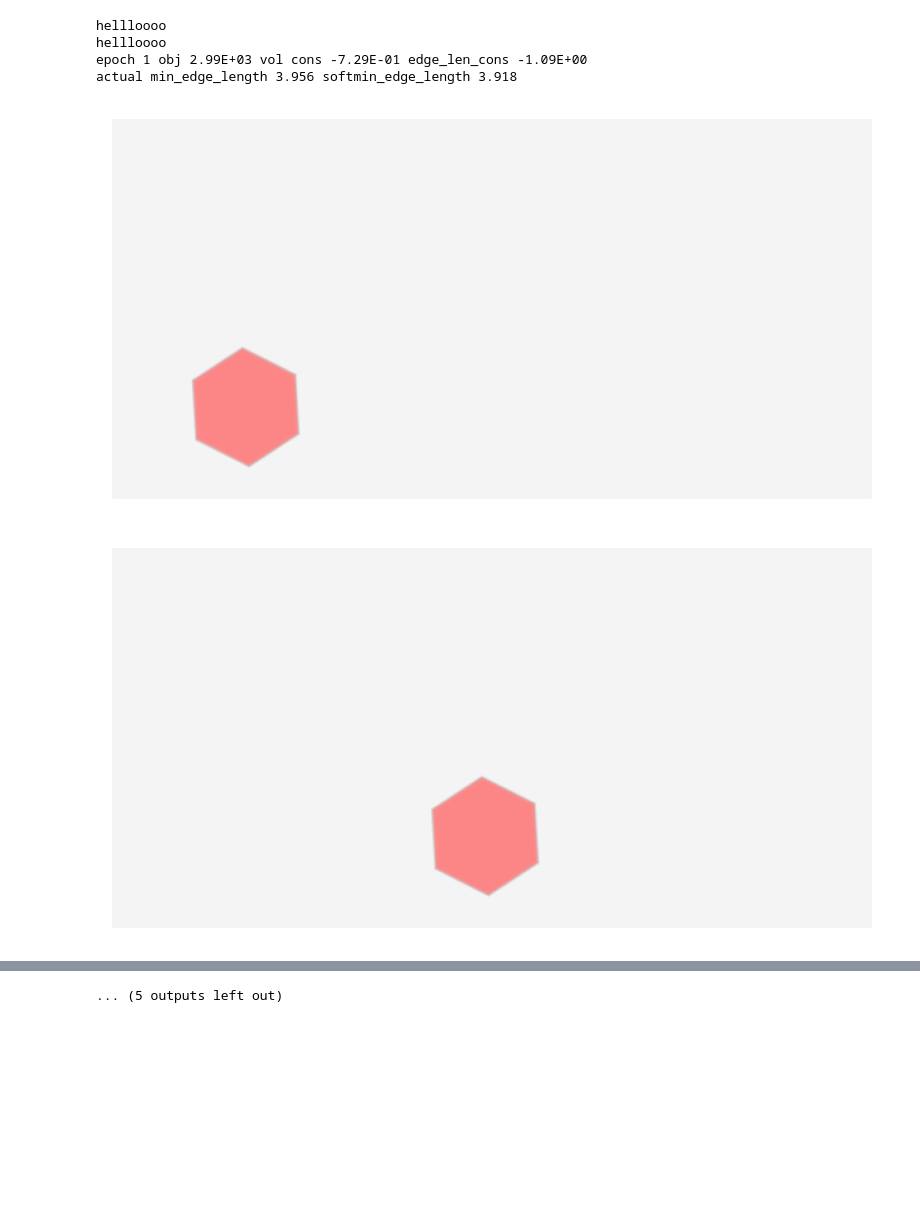
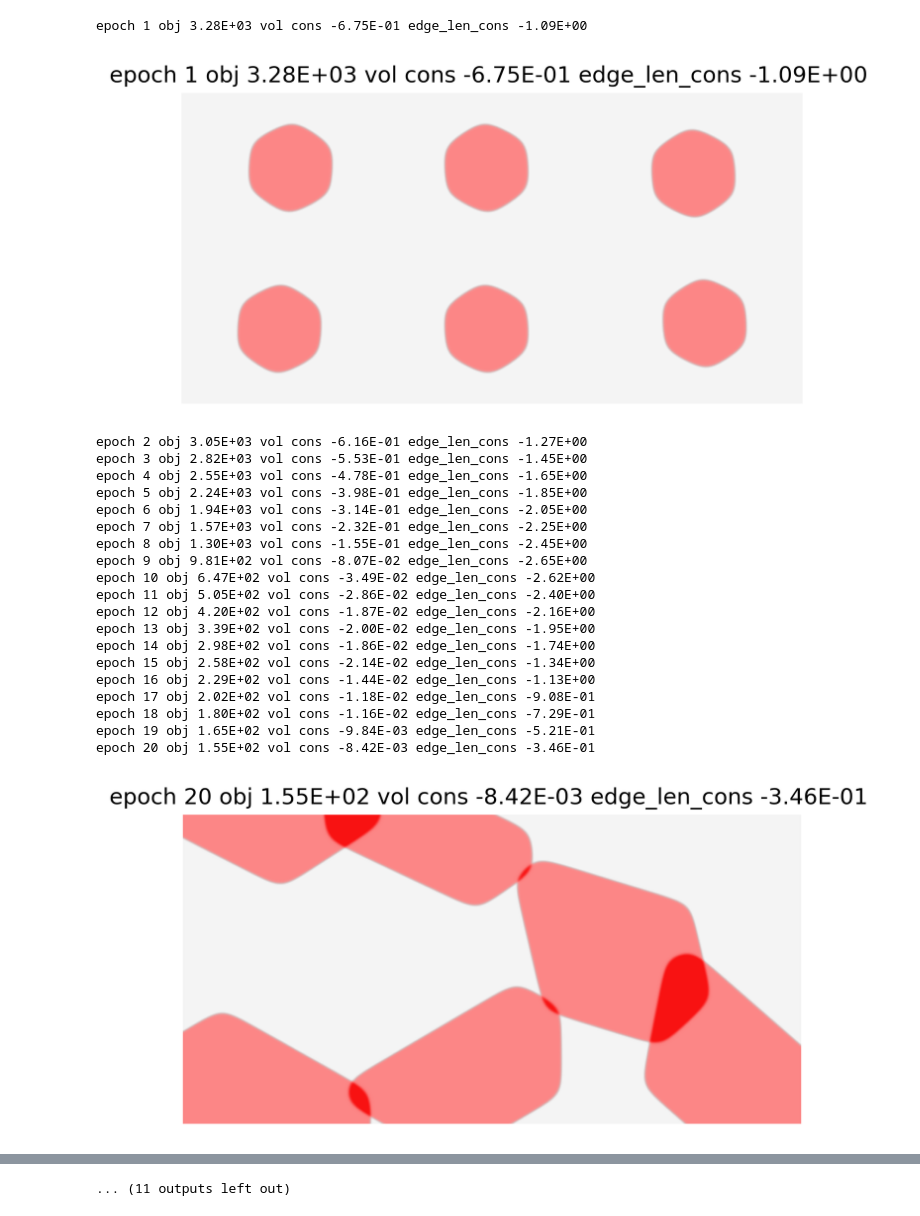
Before and after one commit to aadityacs/PolyTO, a Jupyter notebook: blob_optimization.ipynb, the cells around one changed output, grey strips where cells are left out. Saved outputs shown, nothing was run; the diff lists cells and outputs as text; code cells hidden in the pictures; blank space fills up the shorter version.

```diff
--- a/blob_optimization.ipynb
+++ b/blob_optimization.ipynb
@@ -27,4 +23,6 @@ plot_bounding_box = mesher.BoundingBox(x_min=-30., x_max=100.000,
 plot_mesh = mesher.Mesher(nelx = 600, nely = 300, bounding_box=bounding_box)
 # %%
-material = fe.Material(E = 1., nu = 0.3, rho_min = 1e-3)
+material = fe.Material(youngs_modulus=1.,
+                       poissons_ratio=0.3,
+                       delta_youngs_modulus=1e-3)
 # %%
@@ -50,18 +30,21 @@ WARNING:absl:No GPU/TPU found, falling back to CPU. (Set TF_CPP_MIN_LOG_LEVEL=0
 # %%
 nxb, nyb = 3, 2
-num_blobs = nxb*nyb
-num_planes_in_a_blob = 6
-max_angle_offset = 2*np.pi#/num_planes_in_a_blob
-blob_extents = blob.BlobExtents(num_blobs= num_blobs,
-                          num_planes_in_a_blob = num_planes_in_a_blob,
-                          min_center_x=-0.*mesh.lx, min_center_y=-0.*mesh.ly,
-                          max_center_x=mesh.lx, max_center_y=mesh.ly,
-                          min_face_offset=-0.1*mesh.lx, max_face_offset=0.5*mesh.lx,
-                          min_angle_offset=0., max_angle_offset= max_angle_offset)
+num_polys = nxb*nyb
+num_planes_in_a_poly = 6
+max_angle_offset = 2*np.pi
+poly_extents = poly.PolygonExtents(num_polys=num_polys,
+                          num_planes_in_a_poly=num_planes_in_a_poly,
+                          min_center_x=-0.,
+                          min_center_y=-0.,
+                          max_center_x=mesh.lx,
+                          max_center_y=mesh.ly,
+                          min_face_offset=-0.1*mesh.lx,
+                          max_face_offset=0.5*mesh.lx,
+                          min_angle_offset=0.,
+                          max_angle_offset= max_angle_offset)
 # %%
-# init_geom = blob.init_random_blobs(blob_extents)
-
-init_geom = blob.init_blob_grid(nxb, nyb, blob_extents)
+# init_geom = poly.init_random_polys(poly_extents)
+init_geom = poly.init_poly_grid(nxb, nyb, poly_extents)
 # %%
 fe_solver = fe.FEA(mesh, material, bc)
 lossfn = fe_solver.loss_function
@@ -278,23 +182,33 @@ class Optimizer:
 
     return mma_state, history
 # %%
-optim = Optimizer(lossfn, mesh, blob_extents)
-impose_blob_symm = False
+optim = Optimizer(lossfn, mesh, poly_extents)
 
-## Optimization
-start = time.perf_counter()
 mma_state, history = optim.optimize(init_geom, max_vol_frac=0.5,
                                     allowed_min_edge_length = 2.,
                                     max_iter=201,
-                                    impose_blob_symm=impose_blob_symm,
                                     plot_interval=20)
-
-print('time taken ', time.perf_counter() - start)
 plt.show(block=True)
 # %% [output]
-hellloooo
-hellloooo
-epoch 1 obj 2.99E+03 vol cons -7.29E-01 edge_len_cons -1.09E+00
-actual min_edge_length 3.956 softmin_edge_length 3.918
+epoch 1 obj 3.28E+03 vol cons -6.75E-01 edge_len_cons -1.09E+00
-[figure, old version]
+[figure, new version]
+epoch 2 obj 3.05E+03 vol cons -6.16E-01 edge_len_cons -1.27E+00
+epoch 3 obj 2.82E+03 vol cons -5.53E-01 edge_len_cons -1.45E+00
+epoch 4 obj 2.55E+03 vol cons -4.78E-01 edge_len_cons -1.65E+00
+epoch 5 obj 2.24E+03 vol cons -3.98E-01 edge_len_cons -1.85E+00
+epoch 6 obj 1.94E+03 vol cons -3.14E-01 edge_len_cons -2.05E+00
+epoch 7 obj 1.57E+03 vol cons -2.32E-01 edge_len_cons -2.25E+00
+epoch 8 obj 1.30E+03 vol cons -1.55E-01 edge_len_cons -2.45E+00
+epoch 9 obj 9.81E+02 vol cons -8.07E-02 edge_len_cons -2.65E+00
+epoch 10 obj 6.47E+02 vol cons -3.49E-02 edge_len_cons -2.62E+00
+epoch 11 obj 5.05E+02 vol cons -2.86E-02 edge_len_cons -2.40E+00
+epoch 12 obj 4.20E+02 vol cons -1.87E-02 edge_len_cons -2.16E+00
+epoch 13 obj 3.39E+02 vol cons -2.00E-02 edge_len_cons -1.95E+00
+epoch 14 obj 2.98E+02 vol cons -1.86E-02 edge_len_cons -1.74E+00
+epoch 15 obj 2.58E+02 vol cons -2.14E-02 edge_len_cons -1.34E+00
+epoch 16 obj 2.29E+02 vol cons -1.44E-02 edge_len_cons -1.13E+00
+epoch 17 obj 2.02E+02 vol cons -1.18E-02 edge_len_cons -9.08E-01
+epoch 18 obj 1.80E+02 vol cons -1.16E-02 edge_len_cons -7.29E-01
+epoch 19 obj 1.65E+02 vol cons -9.84E-03 edge_len_cons -5.21E-01
+epoch 20 obj 1.55E+02 vol cons -8.42E-03 edge_len_cons -3.46E-01
-[figure, old version]
+[figure, new version]
@@ -326,4 +299,4 @@ actual min_edge_length 2.171 softmin_edge_length 2.001
-... (5 outputs left out)
+... (11 outputs left out)
 # %%
 for k in history:
   plt.figure()
```
Also changed, not shown: parts of 6 cells of this notebook, 7 other files.
